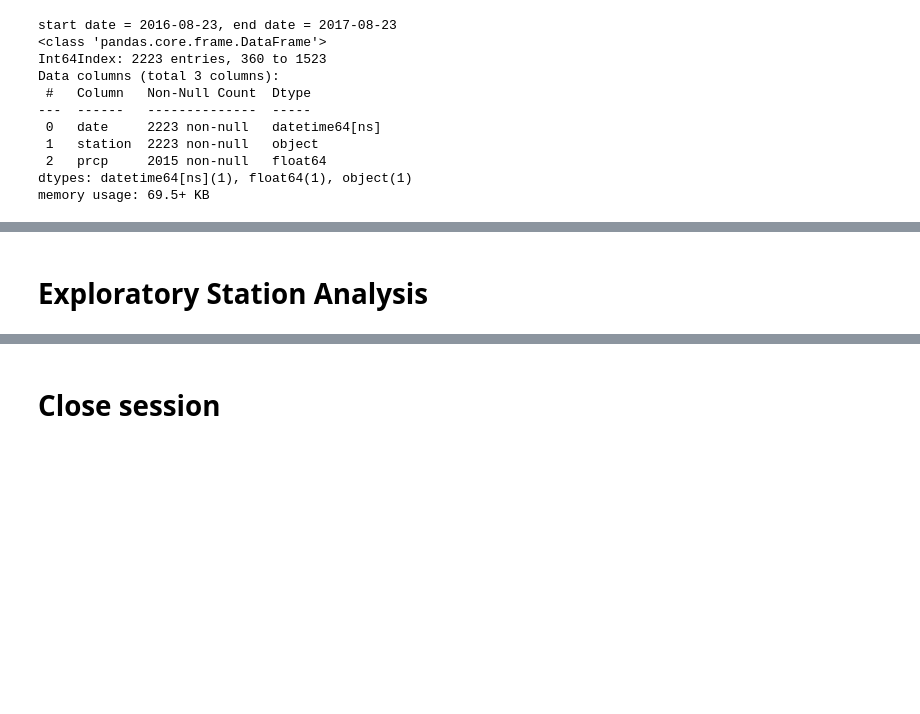
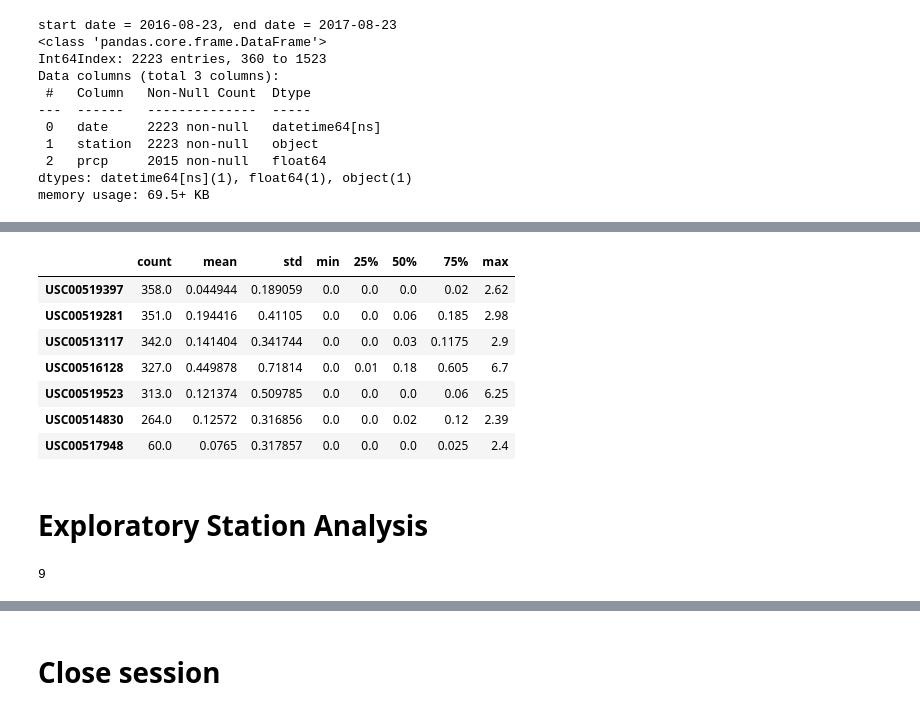
Before and after one commit to alanseed/sqlalchemy-challenge, a Jupyter notebook: climate.ipynb, the cells around one changed output, grey strips where cells are left out. Cells and saved outputs as stored; diff of their text form; code cells hidden in the pictures; blank space fills up the shorter version.

Commit message:
station analysis started

```diff
--- a/climate.ipynb
+++ b/climate.ipynb
@@ -123,7 +114,32 @@ memory usage: 5.7 KB
+# %%
+# Use Pandas to calcualte the summary statistics for the precipitation data
+cols = ['count', 'mean','std', 'min', '25%', '50%', '75%', 'max']
+station_list = precip_df['station'].unique()
+station_summary_df = pd.DataFrame(columns=cols, index=station_list)
+
+for station in station_list:
+    results = precip_df.loc[precip_df['station'] == station].describe()
+    station_summary_df.loc[station] = results['prcp']
+
+station_summary_df = station_summary_df.sort_values(by='count', ascending=False)
+station_summary_df
+# %% [output]
+|  | count | mean | std | min | 25% | 50% | 75% | max |
+| USC00519397 | 358.0 | 0.044944 | 0.189059 | 0.0 | 0.0 | 0.0 | 0.02 | 2.62 |
+| USC00519281 | 351.0 | 0.194416 | 0.41105 | 0.0 | 0.0 | 0.06 | 0.185 | 2.98 |
+| USC00513117 | 342.0 | 0.141404 | 0.341744 | 0.0 | 0.0 | 0.03 | 0.1175 | 2.9 |
+| USC00516128 | 327.0 | 0.449878 | 0.71814 | 0.0 | 0.01 | 0.18 | 0.605 | 6.7 |
+| USC00519523 | 313.0 | 0.121374 | 0.509785 | 0.0 | 0.0 | 0.0 | 0.06 | 6.25 |
+| USC00514830 | 264.0 | 0.12572 | 0.316856 | 0.0 | 0.0 | 0.02 | 0.12 | 2.39 |
+| USC00517948 | 60.0 | 0.0765 | 0.317857 | 0.0 | 0.0 | 0.0 | 0.025 | 2.4 |
 # %% [markdown]
 # Exploratory Station Analysis
 # %%
 # Design a query to calculate the total number stations in the dataset
+number_stations = session.query(Station.id).count()
+number_stations
+# %% [output]
+9
 # %%
 # Design a query to find the most active stations (i.e. what stations have the most rows?)
 # List the stations and the counts in descending order.
```
Also changed, not shown: parts of 4 cells of this notebook.
